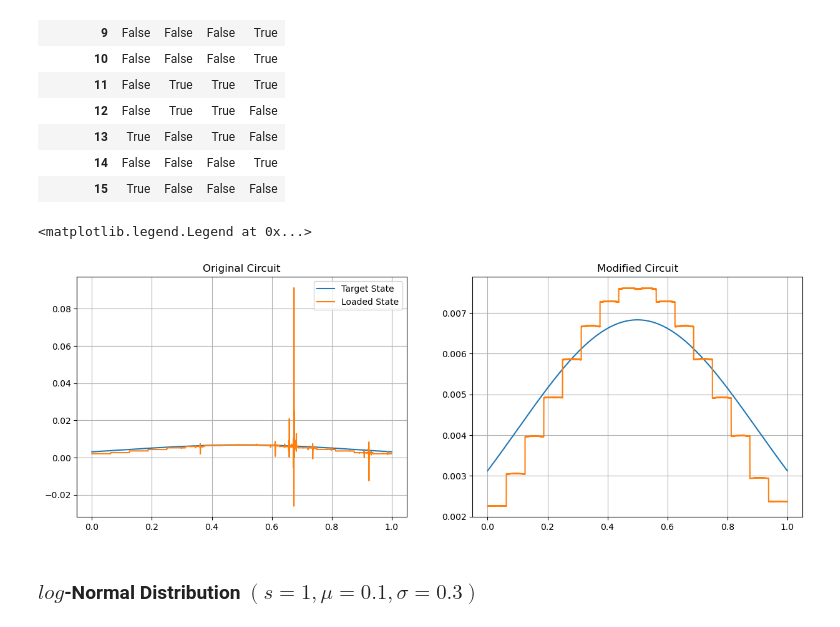
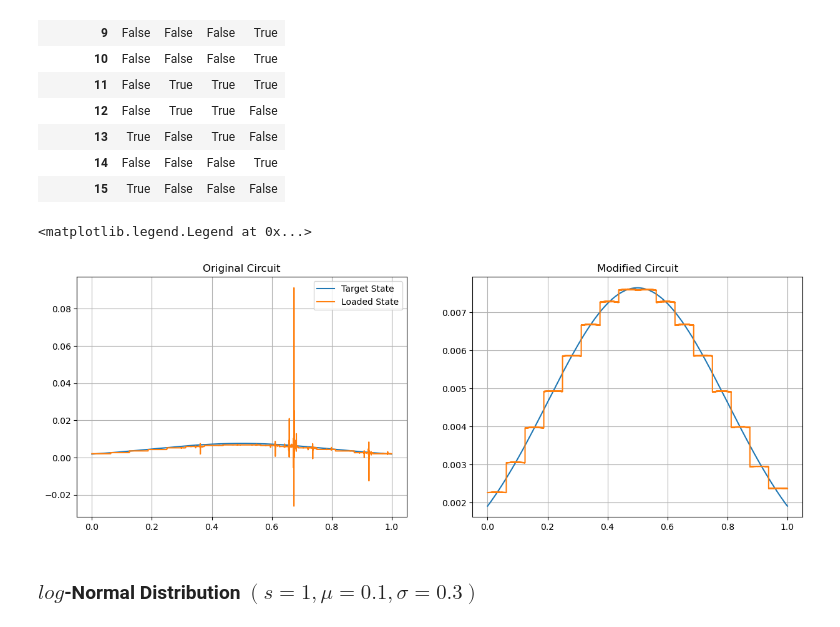
Before and after one commit to IsmaelCesar/sanches-modified, a Jupyter notebook: executing_simulations_distriibutions.ipynb, the cells around one changed output. Cells and saved outputs as stored; diff of their text form; code cells hidden in the pictures.

```diff
--- a/executing_simulations_distriibutions.ipynb
+++ b/executing_simulations_distriibutions.ipynb
@@ -204,28 +204,28 @@ execution_range = 10
 
 sv_mean_original, sv_mean_modified = get_loaded_states(results_dir=results_dir, state_type=state_type, execution_range=execution_range, n_qubits=n_qubits, eps_value=eps_value)
 # %%
-target_state = get_state(num_qubits=n_qubits, state_type=state_type, state_params={"x_points": (0, 1), "loc": 0.5, "scale": 0.4})
+target_state = get_state(num_qubits=n_qubits, state_type=state_type, state_params={"x_points": (0, 1), "loc": 0.5, "scale": 0.3})
 
 
 x_points = np.linspace(0, 1, 2**n_qubits)
 
 fig, axes = plt.subplots(1, 2)
 fig.set_figheight(5)
 fig.set_figwidth(15)
 axes[0].set_title("Original Circuit")
 axes[0].plot(x_points, target_state, label="Target State")
 axes[0].plot(x_points, sv_mean_original, label="Loaded State")
 axes[0].grid()
 axes[0].legend(loc="best")
 
 axes[1].set_title("Modified Circuit")
 axes[1].plot(x_points, target_state, label="Target State")
 axes[1].plot(x_points, sv_mean_modified, label="Loaded State")
 axes[1].grid()
 axes[0].legend(loc="best")
 # %% [output]
 <matplotlib.legend.Legend at 0x...>
-[figure, old version]
+[figure, new version]
 # %% [markdown]
 ### $log$-Normal Distribution $(s= 1, \mu = 0.1, \sigma = 0.3)$
 # %%
```
Also changed, not shown: parts of 1 cell of this notebook.
